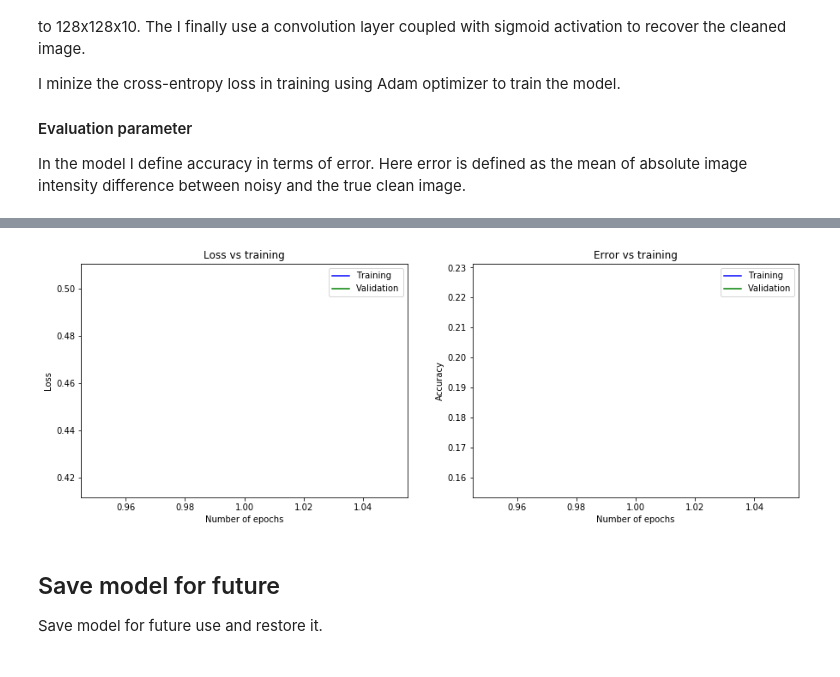
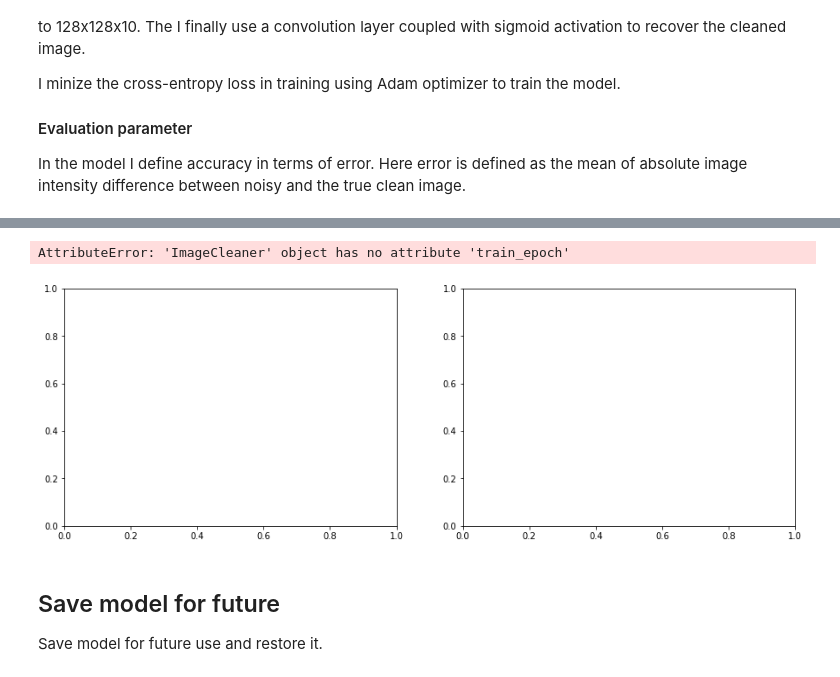
Before and after one commit to mohakpatel/ImageCleaning, a Jupyter notebook: src/ImageCleaning.ipynb, the cells around one changed output, grey strips where cells are left out. Drawn from its saved outputs; the diff is of its cells as text; code cells hidden in the pictures.

Commit message:
:construction: Model trainng and preliminary results

```diff
--- a/src/ImageCleaning.ipynb
+++ b/src/ImageCleaning.ipynb
@@ -177,7 +178,7 @@ Caution: This step takes time, so run it with some patience. On my computer it t
 I generate 27000 training images with 3000 test/validation images.
 # %%
 # Image generation parameters
-n_images = 1000
+n_images = 30000
 slices = [x for x in range(14, 114, 5)]
 sizeI = np.array([64,64,128])
 sigmaPts = {280:1.5*np.array([1,1,1]), 140:1.75*np.array([1,1,1]), 70:2*np.array([1,1,1])}
@@ -236,7 +237,7 @@ model.lr = 0.001
 
 model.fit(x=X_train,
           y=y_train,
-          epochs=1,
+          epochs=200,
           val_x=X_test,
           val_y=y_test,
           save_path='./checkpoints/mymodel')
@@ -247,23 +262,24 @@ Validation loss: 0.4160 - Validation Error: 0.1570
 # %%
 f, axs = plt.subplots(1,2,figsize=(15,5));
 
 # Subplot 1 (Error in eigen_value)
 axs[0].plot(model.train_epoch, model.train_loss, 'b', label='Training')
 axs[0].plot(model.train_epoch, model.val_loss, 'g', label='Validation')
 axs[0].legend()
-axs[0].set_title('Loss vs training')
+axs[0].set_title('Loss vs training epochs')
 axs[0].set_xlabel('Number of epochs')
 axs[0].set_ylabel('Loss')
 
 # # Subplot 2 (Error in eigen_ec)
 axs[1].plot(model.train_epoch, model.train_error, 'b', label='Training')
 axs[1].plot(model.train_epoch, model.val_error, 'g', label='Validation')
 axs[1].legend()
-axs[1].set_title('Error vs training')
+axs[1].set_title('Error vs training epochs')
 axs[1].set_xlabel('Number of epochs')
 axs[1].set_ylabel('Accuracy');
 # %% [output]
+AttributeError: 'ImageCleaner' object has no attribute 'train_epoch'
-[figure, old version]
+[figure, new version]
 # %% [markdown]
 ## Save model for future
 
```
Also changed, not shown: parts of 13 cells of this notebook, 21 other files.
